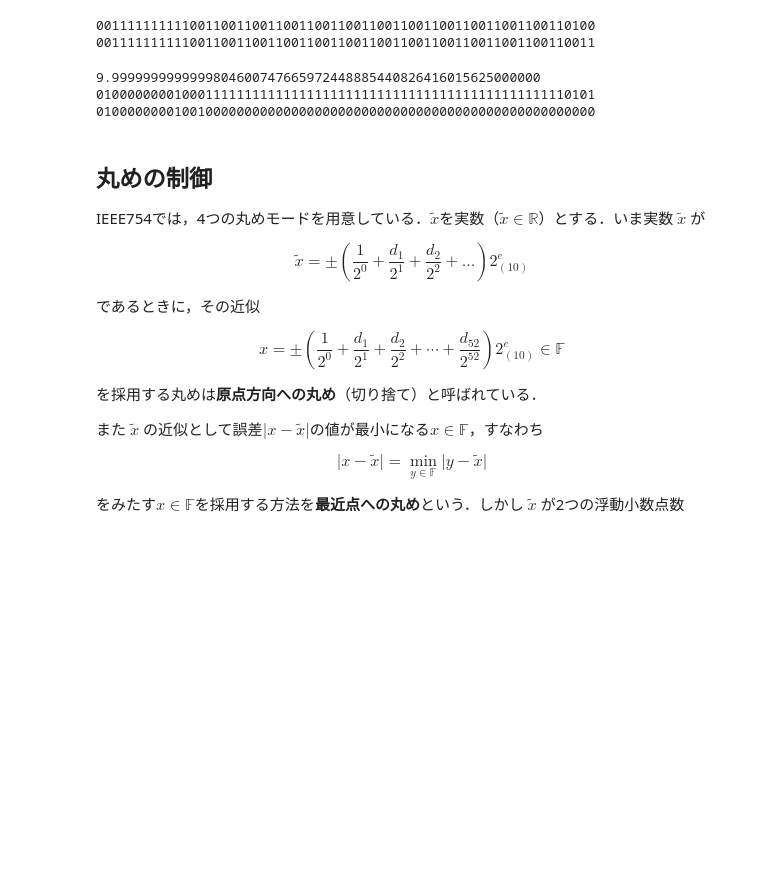
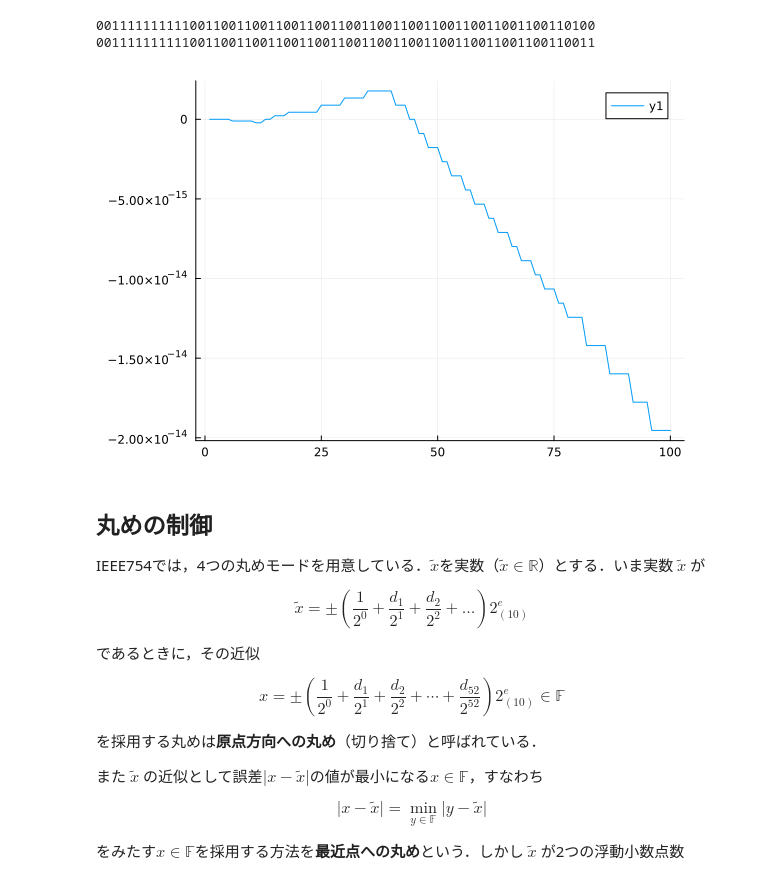
Before and after one commit to tak-lab/Advanced-Course-on-Mathematical-Model-Analysis, a Jupyter notebook: Lec4.ipynb, the cells around one changed output. Saved outputs shown, nothing was run; the diff lists cells and outputs as text; code cells hidden in the pictures; blank space fills up the shorter version.

```diff
--- a/Lec4.ipynb
+++ b/Lec4.ipynb
@@ -429,16 +429,21 @@ println(bitstring(1.2))
 0011111111110011001100110011001100110011001100110011001100110011
 # %%
 x = 0.0
-for i = 1:100
+itr_num = 100
+result = zeros(itr_num)
+for i = 1:itr_num
     x += 0.1
+    result[i] = x
 end
-@printf("%.55f\n", x)
-println(bitstring(x))
-println(bitstring(10.))
+# @printf("%.55f\n", x)
+# println(bitstring(x))
+# println(bitstring(10.))
+using Plots
+f(x) = 0.1x
+# plot(f,1,itr_num)
+plot(result .- [f(x) for x in 1:itr_num])
 # %% [output]
-9.9999999999999804600747665972448885440826416015625000000
-0100000000100011111111111111111111111111111111111111111111110101
-0100000000100100000000000000000000000000000000000000000000000000
+[figure, added]
 # %% [markdown]
 ## 丸めの制御
 
```
Also changed, not shown: parts of 12 cells of this notebook, 5 other files.
